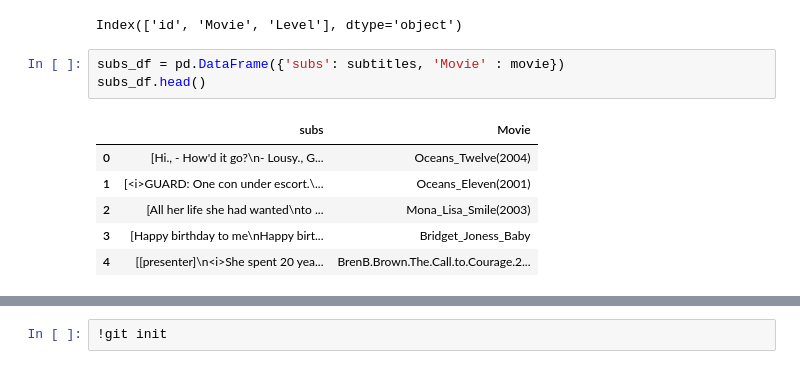
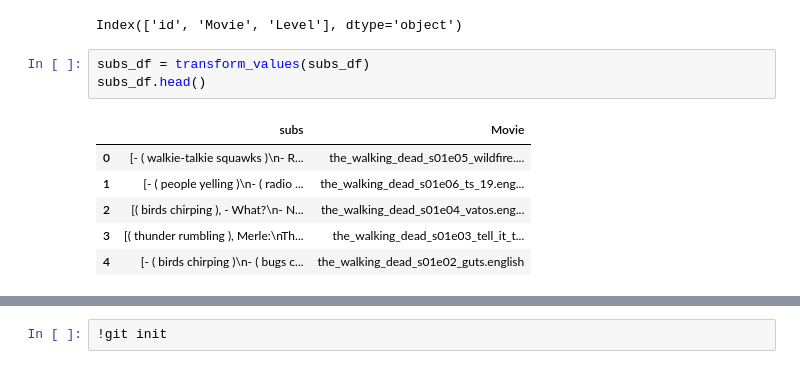
Before and after one commit to AV-BOLT/Masterskaya_2, a Jupyter notebook: Notebooks/determine_langlevel_by_subs.ipynb, the cells around one changed output, grey strips where cells are left out. Saved outputs shown, nothing was run; the diff lists cells and outputs as text.

```diff
--- a/Notebooks/determine_langlevel_by_subs.ipynb
+++ b/Notebooks/determine_langlevel_by_subs.ipynb
@@ -173,16 +147,16 @@ data.head()
 data.columns
 # %% [output]
 Index(['id', 'Movie', 'Level'], dtype='object')
-# %%
-subs_df = pd.DataFrame({'subs': subtitles, 'Movie' : movie})
-subs_df.head()
-# %% [output]
-|  | subs | Movie |
-| 0 | [Hi., - How'd it go?\n- Lousy., G... | Oceans_Twelve(2004) |
-| 1 | [<i>GUARD: One con under escort.\... | Oceans_Eleven(2001) |
-| 2 | [All her life she had wanted\nto ... | Mona_Lisa_Smile(2003) |
-| 3 | [Happy birthday to me\nHappy birt... | Bridget_Joness_Baby |
-| 4 | [[presenter]\n<i>She spent 20 yea... | BrenВ.Brown.The.Call.to.Courage.2... |
+# %%
+subs_df = transform_values(subs_df)
+subs_df.head()
+# %% [output]
+|  | subs | Movie |
+| 0 | [- ( walkie-talkie squawks )\n- R... | the_walking_dead_s01e05_wildfire.... |
+| 1 | [- ( people yelling )\n- ( radio ... | the_walking_dead_s01e06_ts_19.eng... |
+| 2 | [( birds chirping ), - What?\n- N... | the_walking_dead_s01e04_vatos.eng... |
+| 3 | [( thunder rumbling ), Merle:\nTh... | the_walking_dead_s01e03_tell_it_t... |
+| 4 | [- ( birds chirping )\n- ( bugs c... | the_walking_dead_s01e02_guts.english |
 # %%
 subs_df['Movie'] = transform_values(subs_df[['Movie']])
 subs_df['Movie'].head()
```
Also changed, not shown: parts of 22 cells of this notebook.
